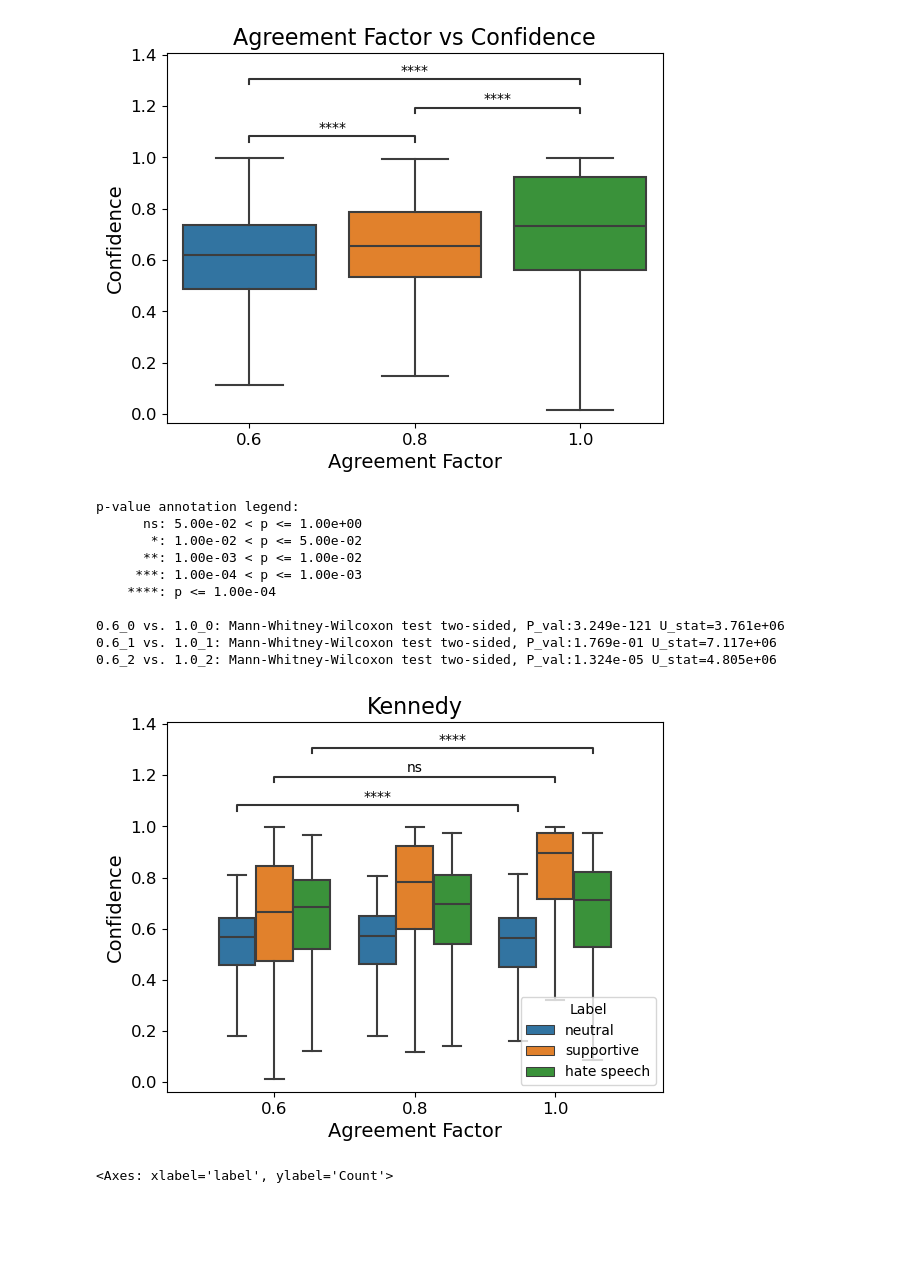
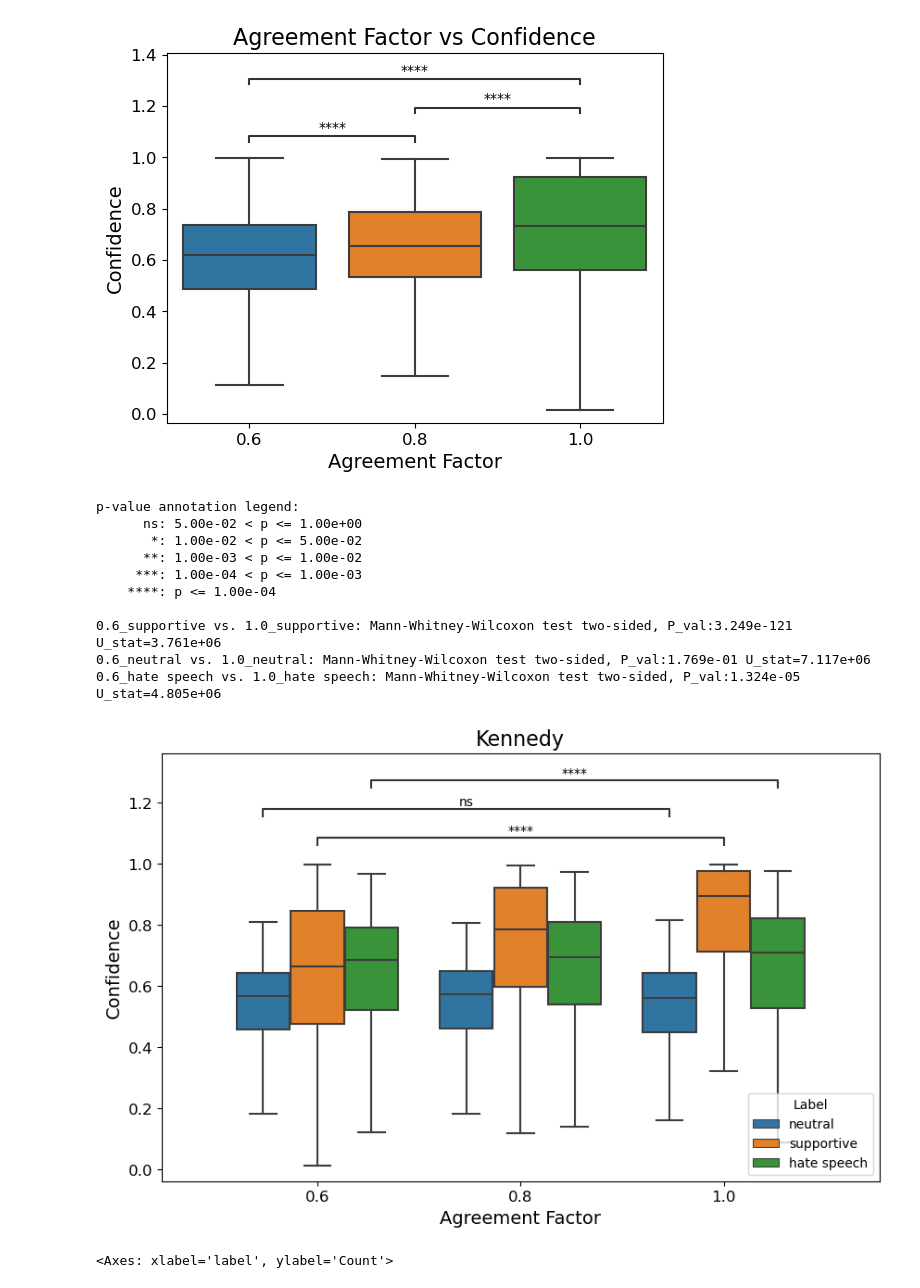
Before and after one commit to abhishekanand1710/noise-and-bias, a Jupyter notebook: dataset-cartography/measuring-hate-speech/cartography_plotting.ipynb, the cells around one changed output. Cells and saved outputs as stored; diff of their text form; code cells hidden in the pictures; blank space fills up the shorter version.

Commit message:
plotting changes

```diff
--- a/dataset-cartography/measuring-hate-speech/cartography_plotting.ipynb
+++ b/dataset-cartography/measuring-hate-speech/cartography_plotting.ipynb
@@ -87,34 +87,34 @@ p-value annotation legend:
 # %%
 cartography_df['label_text'] = cartography_df['label'].map({0: 'supportive', 1: 'neutral', 2: 'hate speech'})
 # %%
-ax = sns.boxplot(data=cartography_df, x="agreement_factor_rd", y="confidence", hue='label_text', showfliers=False)
+ax = sns.boxplot(data=cartography_df, x="agreement_factor_rd", y="confidence", hue='label_text', showfliers=False, palette='tab10')
 
-pairs=[ ((0.6, 0), (1.0, 0)), ((0.6, 1), (1.0, 1)), ((0.6, 2), (1.0, 2))]
+pairs=[ ((0.6, 'supportive'), (1.0, 'supportive')), ((0.6, 'neutral'), (1.0, 'neutral')), ((0.6, 'hate speech'), (1.0, 'hate speech'))]
 
 
-annotator = Annotator(ax, pairs, data=cartography_df, x="agreement_factor_rd", y="confidence", hue='label')
+annotator = Annotator(ax, pairs, data=cartography_df, x="agreement_factor_rd", y="confidence", hue='label_text')
 annotator.configure(test='Mann-Whitney', text_format='star')
 annotator.apply_and_annotate()
 
 plt.title("Kennedy", fontsize=16)
 plt.gca().set_ylabel(str(plt.gca().get_ylabel()).capitalize(), fontsize=14)
 plt.gca().set_xlabel('Agreement Factor', fontsize=14)
 plt.xticks(fontsize=12)
 plt.yticks(fontsize=12)
 plt.legend(title = 'Label', loc='lower right')
 plt.savefig("./plots/agr_factor_vs_conf_hue.png", dpi=600, bbox_inches='tight')
 # %% [output]
 p-value annotation legend:
       ns: 5.00e-02 < p <= 1.00e+00
        *: 1.00e-02 < p <= 5.00e-02
       **: 1.00e-03 < p <= 1.00e-02
      ***: 1.00e-04 < p <= 1.00e-03
     ****: p <= 1.00e-04
 
-0.6_0 vs. 1.0_0: Mann-Whitney-Wilcoxon test two-sided, P_val:3.249e-121 U_stat=3.761e+06
-0.6_1 vs. 1.0_1: Mann-Whitney-Wilcoxon test two-sided, P_val:1.769e-01 U_stat=7.117e+06
-0.6_2 vs. 1.0_2: Mann-Whitney-Wilcoxon test two-sided, P_val:1.324e-05 U_stat=4.805e+06
+0.6_supportive vs. 1.0_supportive: Mann-Whitney-Wilcoxon test two-sided, P_val:3.249e-121 U_stat=3.761e+06
+0.6_neutral vs. 1.0_neutral: Mann-Whitney-Wilcoxon test two-sided, P_val:1.769e-01 U_stat=7.117e+06
+0.6_hate speech vs. 1.0_hate speech: Mann-Whitney-Wilcoxon test two-sided, P_val:1.324e-05 U_stat=4.805e+06
-[figure, old version]
+[figure, new version]
 # %%
 sns.histplot(cartography_df, x='label')
 # %% [output]
```
Also changed, not shown: parts of 1 cell of this notebook, 10 other files.
